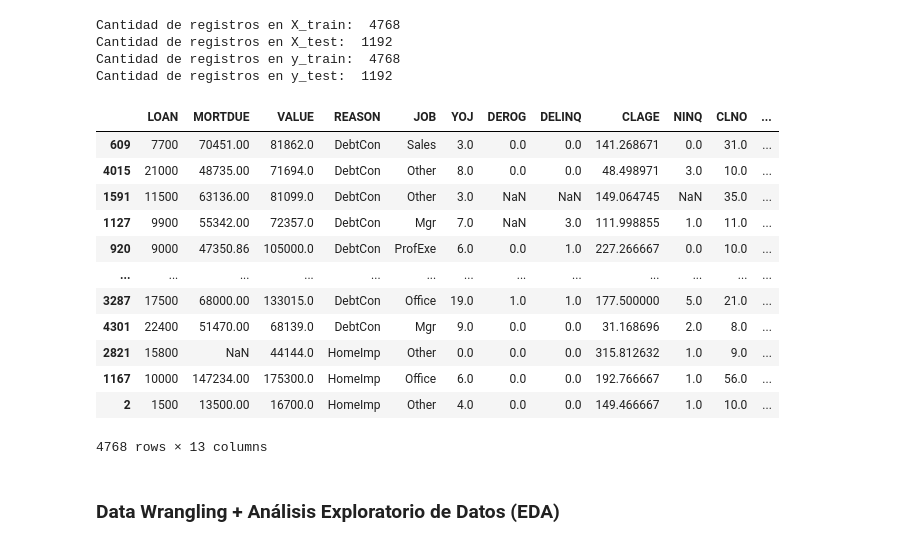
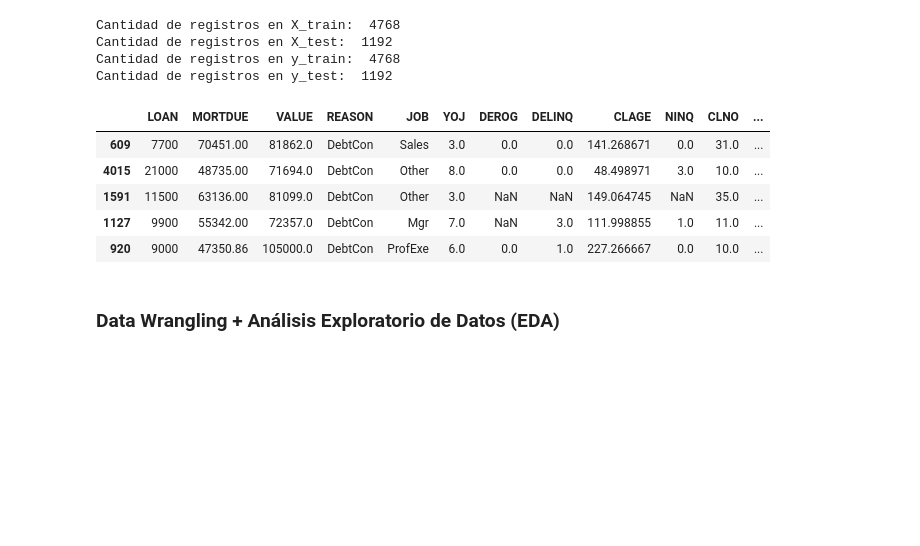
Before and after one commit to HelgaZambrana/data-science-coderhouse, a Jupyter notebook: ProyectoFinal_RiesgoCrediticio.ipynb, the cells around one changed output. Saved outputs shown, nothing was run; the diff lists cells and outputs as text; code cells hidden in the pictures; blank space fills up the shorter version.

```diff
--- a/ProyectoFinal_RiesgoCrediticio.ipynb
+++ b/ProyectoFinal_RiesgoCrediticio.ipynb
@@ -217,21 +219,14 @@ Cantidad de registros en y_test:  1192
 # %%
 # Unir x_train y y_train en un único dataframe
 train_df = pd.concat([X_train, pd.DataFrame(y_train)], axis=1)
-train_df
+train_df.head()
 # %% [output]
 |  | LOAN | MORTDUE | VALUE | REASON | JOB | YOJ | DEROG | DELINQ | CLAGE | NINQ | CLNO | ... |
 | 609 | 7700 | 70451.00 | 81862.0 | DebtCon | Sales | 3.0 | 0.0 | 0.0 | 141.268671 | 0.0 | 31.0 | ... |
 | 4015 | 21000 | 48735.00 | 71694.0 | DebtCon | Other | 8.0 | 0.0 | 0.0 | 48.498971 | 3.0 | 10.0 | ... |
 | 1591 | 11500 | 63136.00 | 81099.0 | DebtCon | Other | 3.0 | NaN | NaN | 149.064745 | NaN | 35.0 | ... |
 | 1127 | 9900 | 55342.00 | 72357.0 | DebtCon | Mgr | 7.0 | NaN | 3.0 | 111.998855 | 1.0 | 11.0 | ... |
 | 920 | 9000 | 47350.86 | 105000.0 | DebtCon | ProfExe | 6.0 | 0.0 | 1.0 | 227.266667 | 0.0 | 10.0 | ... |
-| ... | ... | ... | ... | ... | ... | ... | ... | ... | ... | ... | ... | ... |
-| 3287 | 17500 | 68000.00 | 133015.0 | DebtCon | Office | 19.0 | 1.0 | 1.0 | 177.500000 | 5.0 | 21.0 | ... |
-| 4301 | 22400 | 51470.00 | 68139.0 | DebtCon | Mgr | 9.0 | 0.0 | 0.0 | 31.168696 | 2.0 | 8.0 | ... |
-| 2821 | 15800 | NaN | 44144.0 | HomeImp | Other | 0.0 | 0.0 | 0.0 | 315.812632 | 1.0 | 9.0 | ... |
-| 1167 | 10000 | 147234.00 | 175300.0 | HomeImp | Office | 6.0 | 0.0 | 0.0 | 192.766667 | 1.0 | 56.0 | ... |
-| 2 | 1500 | 13500.00 | 16700.0 | HomeImp | Other | 4.0 | 0.0 | 0.0 | 149.466667 | 1.0 | 10.0 | ... |
-4768 rows × 13 columns
 # %% [markdown]
 ### Data Wrangling + Análisis Exploratorio de Datos (EDA)
 # %% [markdown]
```
Also changed, not shown: parts of 2 cells of this notebook.
